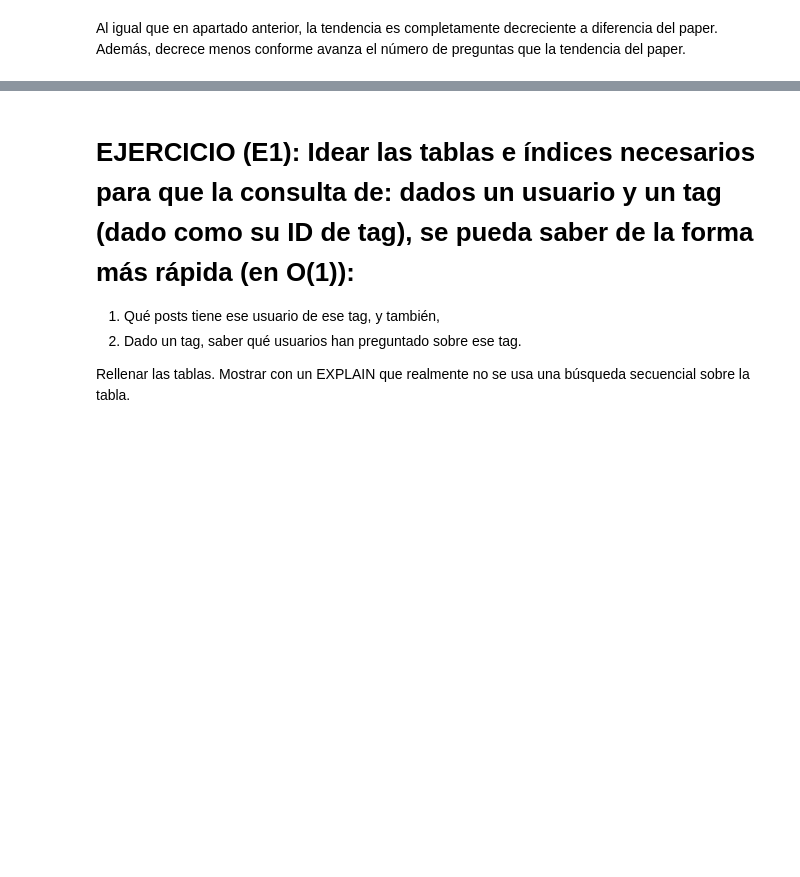
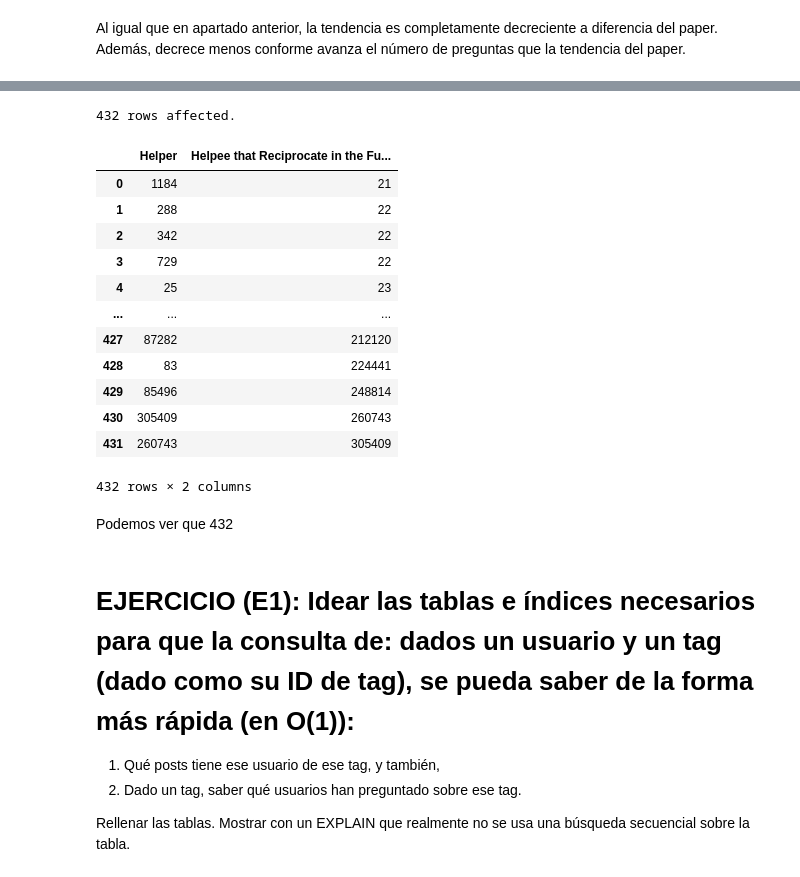
Before and after one commit to juanluserra/master_bigdata, a Jupyter notebook: BASES DE DATOS/Practicas/sesiones_sql/sesion2.ipynb, the cells around one changed output, grey strips where cells are left out. Cells and saved outputs as stored; diff of their text form; code cells hidden in the pictures; blank space fills up the shorter version.

```diff
--- a/BASES DE DATOS/Practicas/sesiones_sql/sesion2.ipynb
+++ b/BASES DE DATOS/Practicas/sesiones_sql/sesion2.ipynb
@@ -928,3 +979,57 @@ FROM joinR3
+# %%
+%%sql
+
+# Una vez tenemos hecho el join, seleccionaremos de este los id de usuarios que preguntas y los
+# los que responden. Seleccionaremos los id diferentes, ya que hay usuarios que se responden
+# a sí mismos. También seleccionaremos un único valor de cada respuesta, es decir, si el usuario
+# 25 responde al 21 5 veces, solo seleccioaremos una de esas veces.
+
+# Despues de tener esta selección, haremos un join de esta consutla consigo misma,
+# de forma que juntaremos el usuario que responde en la tabla 1 con el usuario que responde
+# en la tabla 2. Finalmente, seleccionaremos de este join las filas en las que el usuario de la tabla
+# 1 que responde es el mismo que en la tabla 2 pregunta, ya que en este caso quiere decir que le han
+# respondido.
+SELECT
+UserRespuesta1 AS Helper,
+UserPregunta1  AS 'Helpee that Reciprocate in the Future'
+    FROM (
+    SELECT * FROM (
+        SELECT DISTINCT
+        OwnerUserId1 AS UserPregunta1,
+        OwnerUserId2 AS UserRespuesta1
+        FROM joinR4
+        WHERE OwnerUserId1 != OwnerUserId2
+    ) AS t1
+
+    LEFT JOIN (
+        SELECT DISTINCT
+        CONVERT(OwnerUserId1, UNSIGNED) AS UserPregunta2,
+        CONVERT(OwnerUserId2, UNSIGNED) AS UserRespuesta2
+        FROM joinR4
+        WHERE OwnerUserId1 != OwnerUserId2
+    ) AS t2
+
+    ON t1.UserPregunta1 = t2.UserRespuesta2
+) AS t
+WHERE t.UserRespuesta1 = t.UserPregunta2
+;
+# %% [output]
+432 rows affected.
+|  | Helper | Helpee that Reciprocate in the Fu... |
+| 0 | 1184 | 21 |
+| 1 | 288 | 22 |
+| 2 | 342 | 22 |
+| 3 | 729 | 22 |
+| 4 | 25 | 23 |
+| ... | ... | ... |
+| 427 | 87282 | 212120 |
+| 428 | 83 | 224441 |
+| 429 | 85496 | 248814 |
+| 430 | 305409 | 260743 |
+| 431 | 260743 | 305409 |
+432 rows × 2 columns
+# %% [markdown]
+Podemos ver que 432
 # %% [markdown]
 # EJERCICIO (E1): Idear las tablas e índices necesarios para que la consulta de: dados un usuario y un tag (dado como su ID de tag), se pueda saber de la forma más rápida (en O(1)):
 
```
Also changed, not shown: parts of 16 cells of this notebook.
